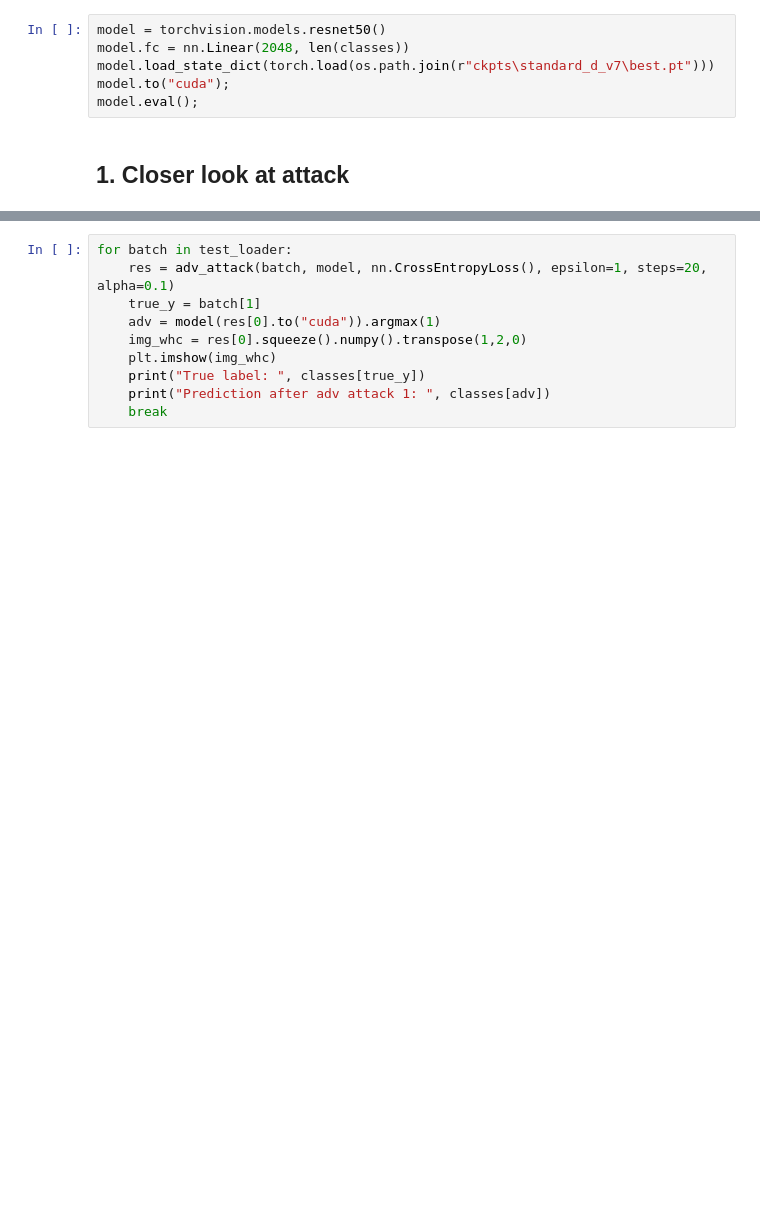
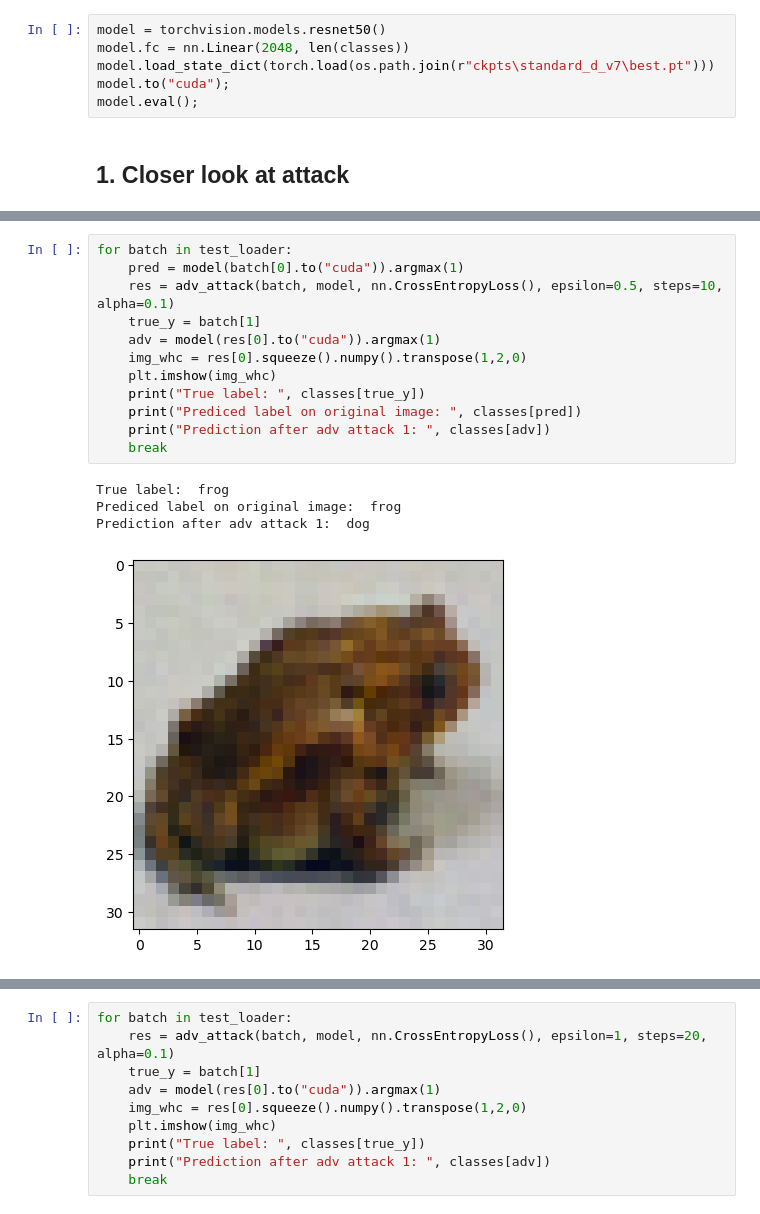
Before and after one commit to franziska-denk/practical-work, a Jupyter notebook: 00-sanity-checks.ipynb, the cells around one changed output, grey strips where cells are left out. Saved outputs shown, nothing was run; the diff lists cells and outputs as text; blank space fills up the shorter version.

```diff
--- a/00-sanity-checks.ipynb
+++ b/00-sanity-checks.ipynb
@@ -49,0 +52,17 @@ Prediction after adv attack 1:  frog
+# %%
+for batch in test_loader:
+    pred = model(batch[0].to("cuda")).argmax(1)
+    res = adv_attack(batch, model, nn.CrossEntropyLoss(), epsilon=0.5, steps=10, alpha=0.1)
+    true_y = batch[1]
+    adv = model(res[0].to("cuda")).argmax(1)
+    img_whc = res[0].squeeze().numpy().transpose(1,2,0)
+    plt.imshow(img_whc)
+    print("True label: ", classes[true_y])
+    print("Prediced label on original image: ", classes[pred])
+    print("Prediction after adv attack 1: ", classes[adv])
+    break
+# %% [output]
+True label:  frog
+Prediced label on original image:  frog
+Prediction after adv attack 1:  dog
+[figure, added]
```
Also changed, not shown: parts of 9 cells of this notebook.
